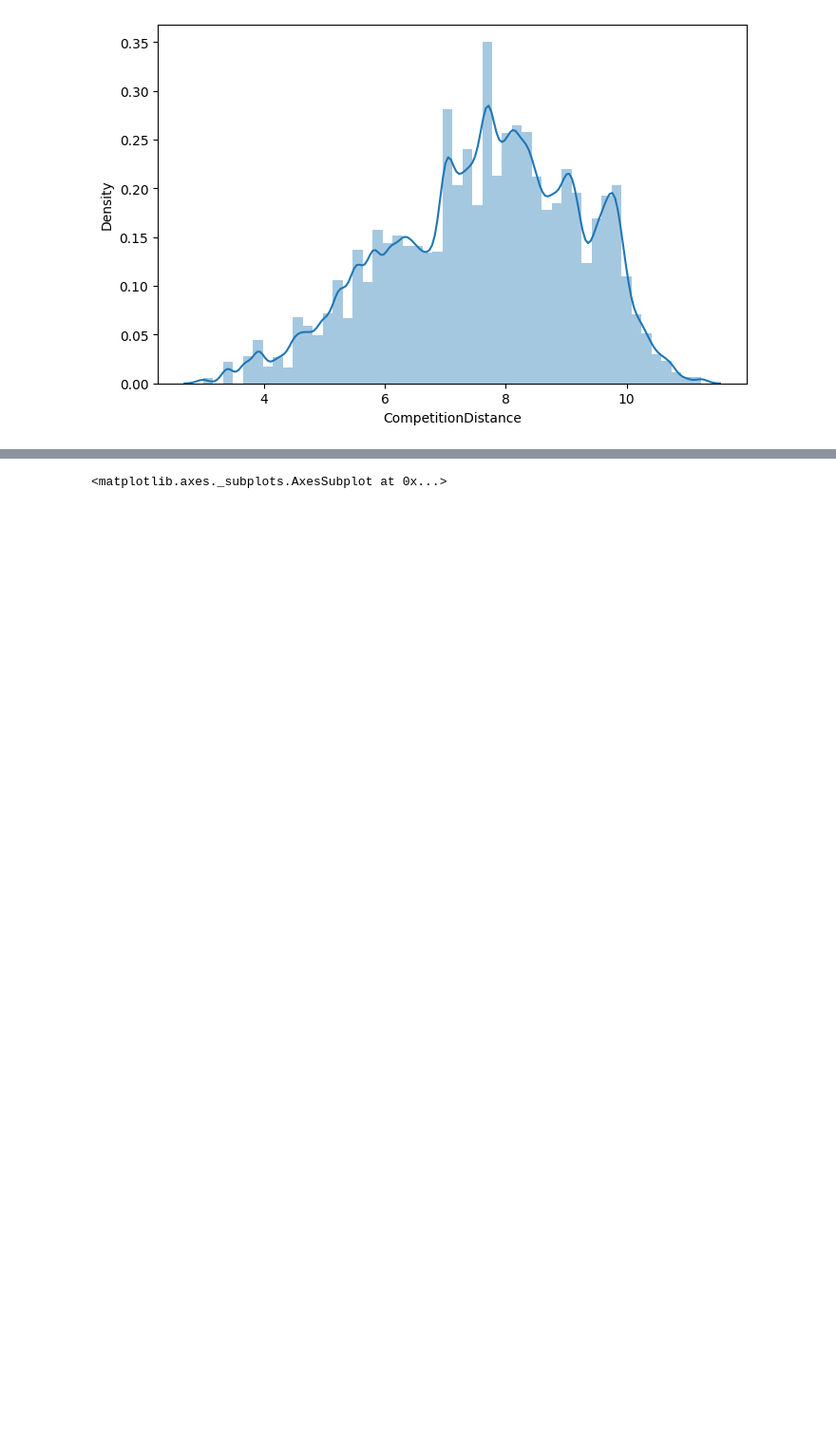
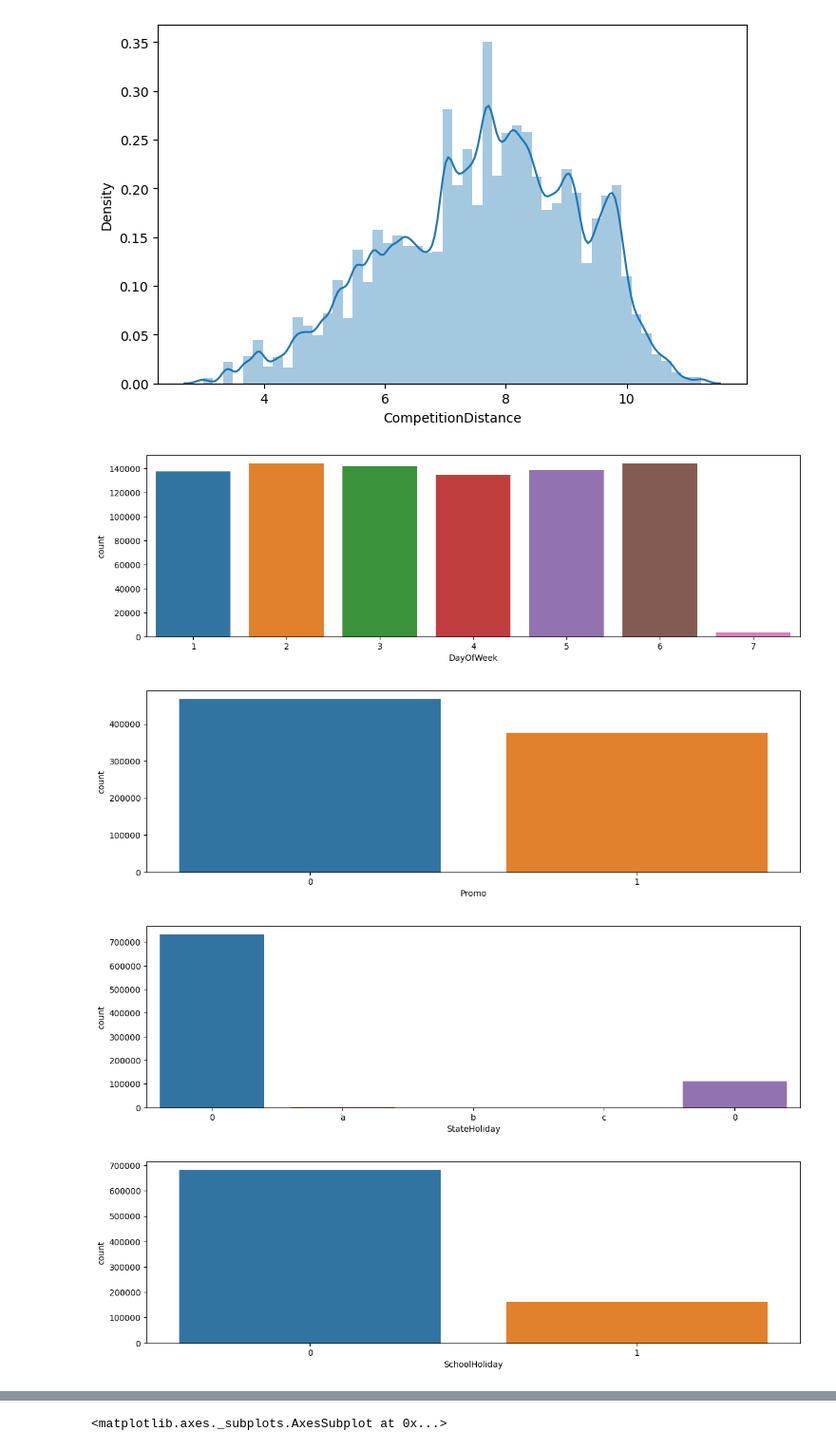
Before and after one commit to kumarabhinavthakur274/Kumar_Abhinav_Rossmann_Sales_Prediction_Capstone_Project, a Jupyter notebook: Kumar_Abhinav_Rossmann_Sales_Prediction_Capstone_Project.ipynb, the cells around one changed output, grey strips where cells are left out. Shown at 95% size. Drawn from its saved outputs; the diff is of its cells as text; code cells hidden in the pictures; blank space fills up the shorter version.

```diff
--- a/Kumar_Abhinav_Rossmann_Sales_Prediction_Capstone_Project.ipynb
+++ b/Kumar_Abhinav_Rossmann_Sales_Prediction_Capstone_Project.ipynb
@@ -304,0 +304,10 @@ df_merged["log_CompetitionDistance"] = np.log(df_merged["CompetitionDistance"])
+# %%
+# cat_df = df_merged[categorical_variable_list]
+for i in categorical_variable_list:
+  plt.figure(figsize=(14,4))
+  sns.countplot(x = i, data = df_merged)
+# %% [output]
+[figure, added]
+[figure, added]
+[figure, added]
+[figure, added]
```
Also changed, not shown: parts of 13 cells of this notebook.
